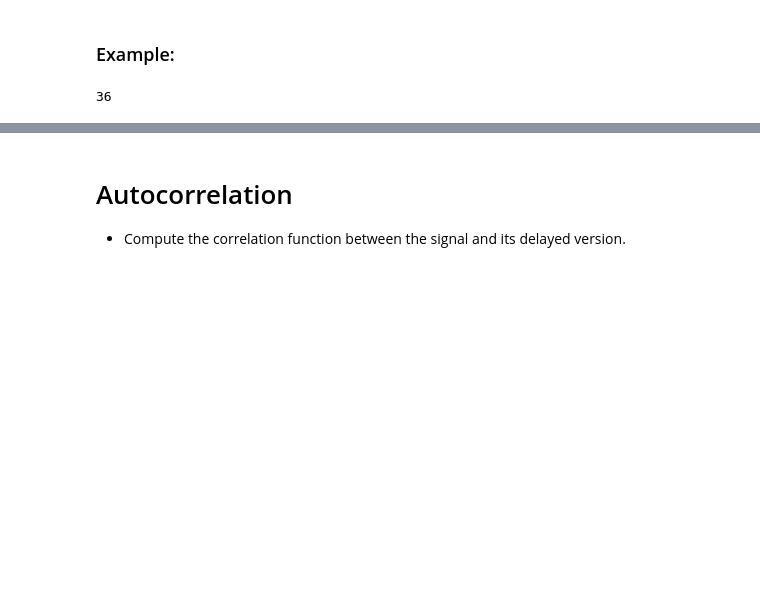
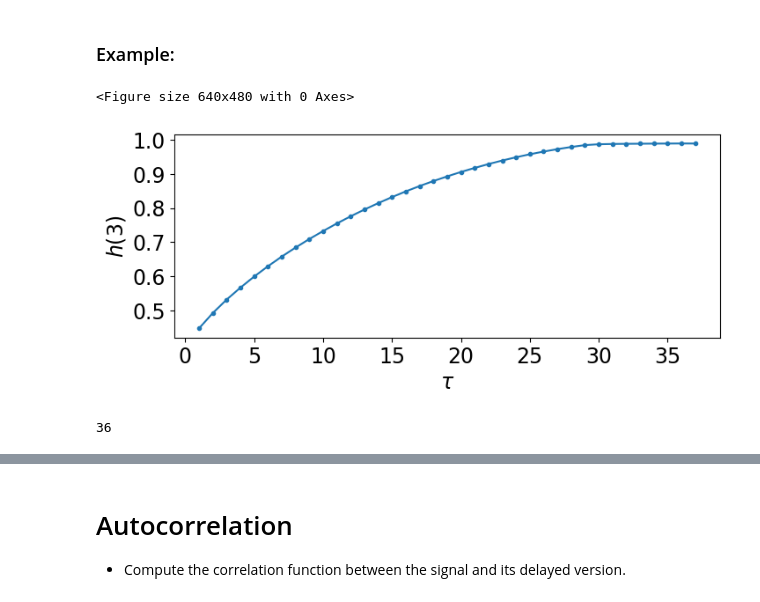
Before and after one commit to TeaspoonTDA/2023-SIAM-DS-TDA-Minitutorial, a Jupyter notebook: 2-1-Embedding.ipynb, the cells around one changed output, grey strips where cells are left out. Saved outputs shown, nothing was run; the diff lists cells and outputs as text; code cells hidden in the pictures; blank space fills up the shorter version.

```diff
--- a/2-1-Embedding.ipynb
+++ b/2-1-Embedding.ipynb
@@ -299,10 +299,12 @@ teaspoon.parameter_selection.MsPE.MsPE_tau(time_series, delay_end=200, plotting=
 # %%
 import teaspoon.MakeData.DynSysLib.DynSysLib as DSL
 from teaspoon.parameter_selection.MsPE import MsPE_tau
 t, ts = DSL.DynamicSystems('driven_pendulum', 'periodic')
-MsPE_tau(ts[0])
+MsPE_tau(ts[0], plotting=True)
 # %% [output]
-36
+<Figure size 640x480 with 0 Axes>
+[figure, added]
+36
 # %% [markdown]
 # Parameter Selection - $\tau$
 
```
Also changed, not shown: parts of 21 cells of this notebook, 4 other files.
